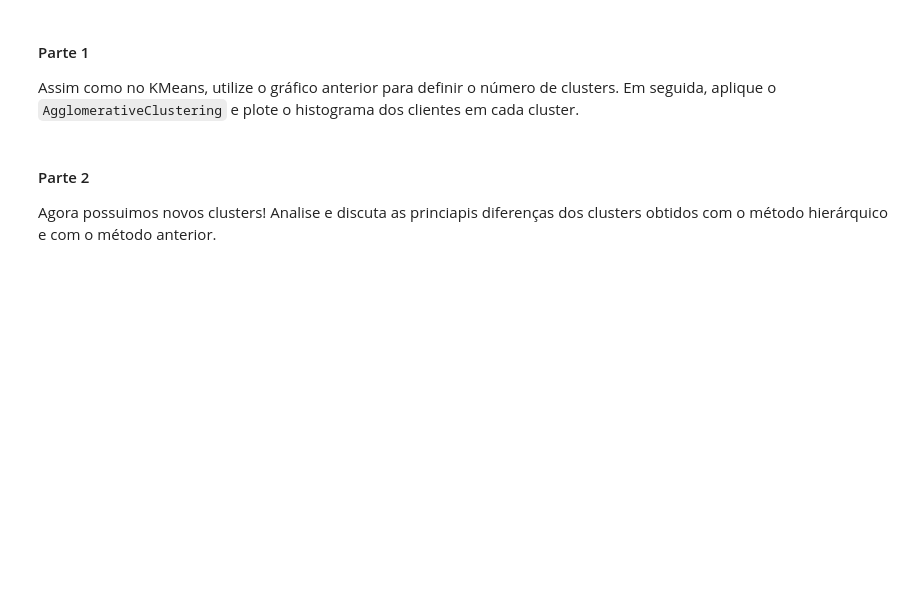
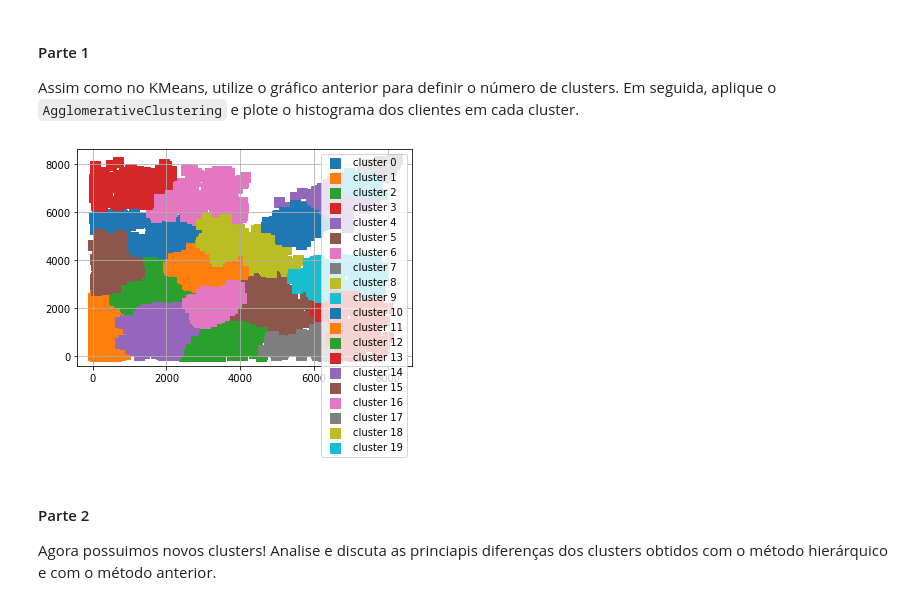
Before and after one commit to gilandrade/Trilha-Data-Science, a Jupyter notebook: Aula 2 - EDA e Aprendizado não Supervisionado/2.2.GilAndradeGontijo.ipynb, the cells around one changed output. Saved outputs shown, nothing was run; the diff lists cells and outputs as text; code cells hidden in the pictures; blank space fills up the shorter version.

```diff
--- a/Aula 2 - EDA e Aprendizado não Supervisionado/2.2.GilAndradeGontijo.ipynb
+++ b/Aula 2 - EDA e Aprendizado não Supervisionado/2.2.GilAndradeGontijo.ipynb
@@ -834,7 +850,7 @@ plt.show()
 Assim como no KMeans, utilize o gráfico anterior para definir o número de clusters. Em seguida, aplique o ``AgglomerativeClustering`` e plote o histograma dos clientes em cada cluster.
 # %%
 # Criando o objeto AgglomerativeClustering
-ac_customers = ___
+ac_customers = AgglomerativeClustering(affinity='euclidean',linkage='ward', n_clusters=20)
 
 # Fitting e predicting
-___
+cluster_ac = ac_customers.fit_predict(linked_customers)
@@ -845,3 +857,18 @@ plt.show()
+# %%
+# Mostrando a quantidade de clientes por clusters
+for cluster in range(ac_customers.n_clusters):
+        plt.scatter(linked_customers[cluster_ac==cluster,0],
+                    linked_customers[cluster_ac==cluster,1],
+                    s=100,
+                    cmap='Pastel1',
+                    marker='s',
+                    label='cluster {}'.format(cluster))
+
+plt.legend()
+plt.grid()
+plt.show()
+# %% [output]
+[figure, added]
 # %% [markdown]
 #### Parte 2
 Agora possuimos novos clusters! Analise e discuta as princiapis diferenças dos clusters obtidos com o método hierárquico e com o método anterior.
```
Also changed, not shown: parts of 23 cells of this notebook, 3 other files.
